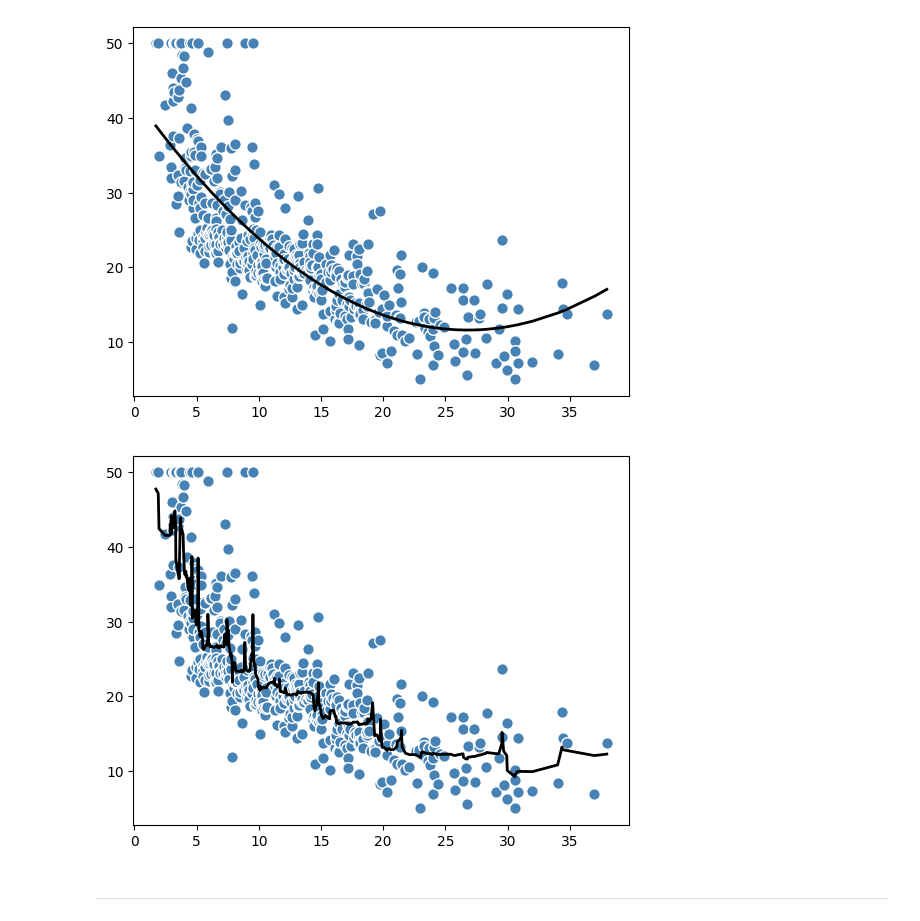
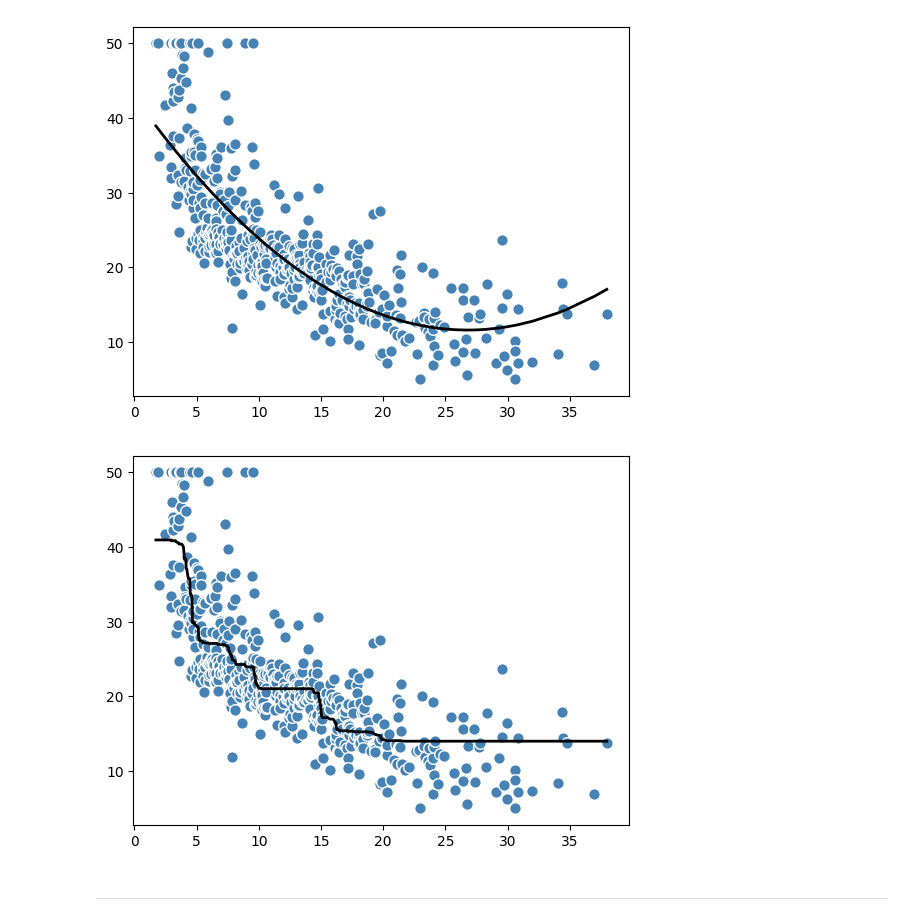
Before and after one commit to youngsang114/Tutoring, a Jupyter notebook: 튜터링_교안/7_regression_실습.ipynb, the cells around one changed output. Saved outputs shown, nothing was run; the diff lists cells and outputs as text; code cells hidden in the pictures.

```diff
--- a/튜터링_교안/7_regression_실습.ipynb
+++ b/튜터링_교안/7_regression_실습.ipynb
@@ -265,13 +265,13 @@ lin_regplot(X[sort_idx],y[sort_idx],p_model)
 # %%
 X=boston_df[['LSTAT']].values
 y=boston_df[['Price']].values
 
-rf= RandomForestRegressor(max_depth=5)
+rf= RandomForestRegressor(max_depth=2)
 rf.fit(X,y)
 sort_idx = X.flatten().argsort()
 lin_regplot(X[sort_idx],y[sort_idx],rf)
 # %% [output]
-[figure, old version]
+[figure, new version]
 # %% [markdown]
 ---
 # %% [markdown]
```
Also changed, not shown: parts of 7 cells of this notebook, 4 other files.
